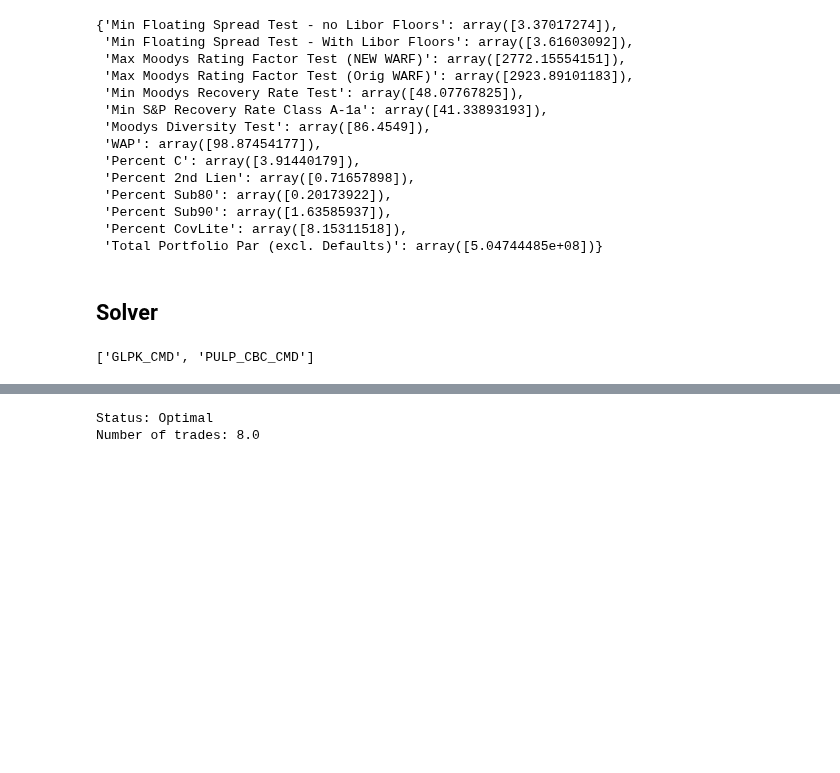
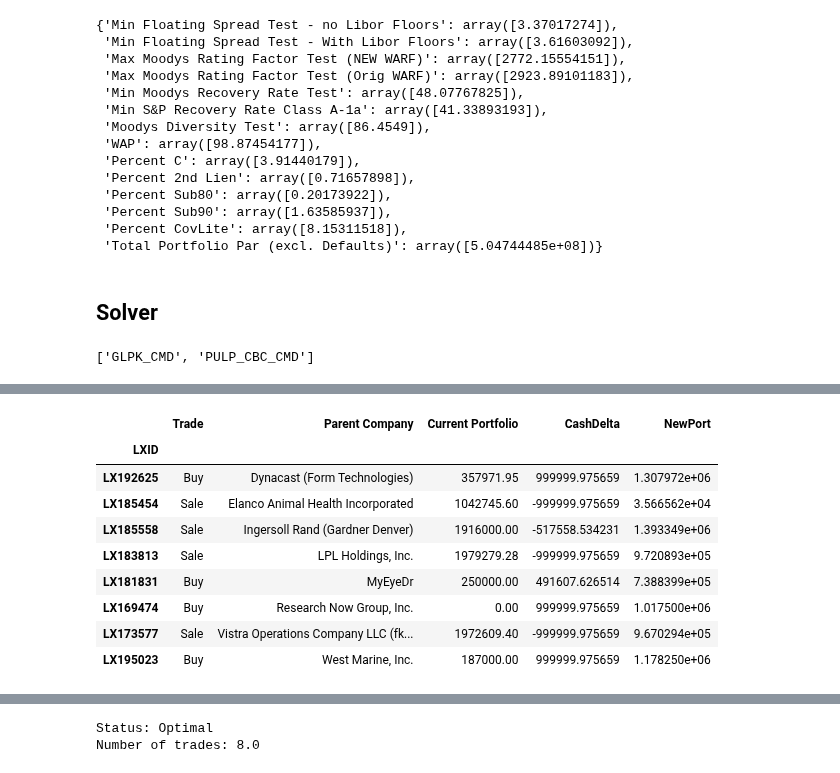
Before and after one commit to joshknechtel-gs/RM-IT, a Jupyter notebook: TradeMinProblem.ipynb, the cells around one changed output, grey strips where cells are left out. Drawn from its saved outputs; the diff is of its cells as text; code cells hidden in the pictures; blank space fills up the shorter version.

```diff
--- a/TradeMinProblem.ipynb
+++ b/TradeMinProblem.ipynb
@@ -285,30 +285,30 @@ for i in range(n):
 # this is where our constraints come in
 # First the practical constraints are added to 'prob' (self-funding, parburn, etc)
 trading_model += lpSum([ Bid[i]/100 * t_vars[i] for i in range(n)]) <= Cash_to_Spend/P , "Self-funding Bid"
-#trading_model += lpSum([ Ask[i]/100 * t_vars[i] for i in range(n)]) <= Cash_to_Spend/P , "Self-funding Ask"
+trading_model += lpSum([ Ask[i]/100 * t_vars[i] for i in range(n)]) <= Cash_to_Spend/P , "Self-funding Ask"
     #prob += lpSum([ Mid[i]/100 * t for t, i in zip(trades,Trades)]) <= Cash_to_Spend , "Self-funding Mid"
 # I think this needs to be Bid for CP and Ask for loan
-#trading_model += lpSum([((100-Bid[i])/100 * t_vars[i]) for i in range(n)]) >= PBLim/P, "Par Burn Limit"
+trading_model += lpSum([((100-Bid[i])/100 * t_vars[i]) for i in range(n)]) >= PBLim/P, "Par Burn Limit"
     #prob += lpSum([((100-Mid[i])/100 * t) for t, i in zip(trades,Trades)]) >= PBLim, "Par Burn Limit"
 # still kind of weird that this is needed, must be in corner solution
 
-#trading_model += lpSum([((1+(100-Bid[i])/100) * t_vars[i]) for i in range(n)]) >= 0, "Must use cash raised"
+trading_model += lpSum([((1+(100-Bid[i])/100) * t_vars[i]) for i in range(n)]) >= 0, "Must use cash raised"
     #prob += lpSum([((1+(100-Mid[i])/100) * t) for t, i in zip(trades,Trades)]) >= 0, "Must use cash raised"
 
 # then the Test Condition Hard constriants, WARF,RR, Div, etc
 trading_model += lpSum([WAS[i] * t_vars[i] for i in range(n)]) >= WASdelta, "WAS Test"
-#trading_model += lpSum([WARF[i] * t_vars[i] for i in range(n)]) <= WARFdelta, "WARF Test"
-#trading_model += lpSum([WARR[i] * t_vars[i] for i in range(n)]) >= RRdelta, "Recovery Test"
+trading_model += lpSum([WARF[i] * t_vars[i] for i in range(n)]) <= WARFdelta, "WARF Test"
+trading_model += lpSum([WARR[i] * t_vars[i] for i in range(n)]) >= RRdelta, "Recovery Test"
 
 # need to derive a better representation of this constraint
-#trading_model += lpSum([mcDiv[i] * t_vars[i] for i in range(n)]) >= DiversityTest, "Diversity Test (simplified)"
+trading_model += lpSum([mcDiv[i] * t_vars[i] for i in range(n)]) >= DiversityTest, "Diversity Test (simplified)"
 
     #
-#trading_model += lpSum([CovLite[i] * t_vars[i] for i in range(n)]) <= Cov_Constr, "Cov Test"
-#trading_model += lpSum([SubCCC[i] * t_vars[i] for i in range(n)]) <= SubC_Constr, "Sub C Test"
-#trading_model += lpSum([SubEighty[i] * t_vars[i] for i in range(n)]) <= Sub80_Constr, "Sub 80 Test"
-#trading_model += lpSum([SubNinety[i] * t_vars[i] for i in range(n)]) <= Sub90_Constr, "Sub 90 Test"
-#trading_model += lpSum([LienTwo[i] * t_vars[i] for i in range(n)]) <= Lien_Constr, "2nd Lien Test"
+trading_model += lpSum([CovLite[i] * t_vars[i] for i in range(n)]) <= Cov_Constr, "Cov Test"
+trading_model += lpSum([SubCCC[i] * t_vars[i] for i in range(n)]) <= SubC_Constr, "Sub C Test"
+trading_model += lpSum([SubEighty[i] * t_vars[i] for i in range(n)]) <= Sub80_Constr, "Sub 80 Test"
+trading_model += lpSum([SubNinety[i] * t_vars[i] for i in range(n)]) <= Sub90_Constr, "Sub 90 Test"
+trading_model += lpSum([LienTwo[i] * t_vars[i] for i in range(n)]) <= Lien_Constr, "2nd Lien Test"
 
 # The problem data is written to an .lp file
 trading_model.writeLP(probName+".lp")
@@ -329,10 +329,10 @@ print ("Number of trades: " + str(sum([t_i.value() for t_i in t_vars])))
 # Each of the variables is printed with it's resolved optimum value
 # so this would be new portfolio and new to derive trades by comparing to old
 for idx, val in zip(results.index, results.values):
-    print(idx, "=", val)
-    model_port.loc[idx,'NewPort'] = model_port.loc[idx,'Par_no_default'] + val * \
+    #print(idx, "=", val)
+    model_port.loc[idx,'NewPort'] = model_port.loc[idx,'Par_no_default'] + val*P * \
             (1+(100-model_port.loc[idx,'Ask'])/100 if val > 0 else
             1+(100-model_port.loc[idx,'Bid'])/100 )
-    model_port.loc[idx,'CashDelta'] = val
+    model_port.loc[idx,'CashDelta'] = val*P
     model_port.loc[idx,'Trade'] = 'Buy' if val > 0 else 'Sale' if val < 0 else np.nan
 # %% [output]
@@ -468,0 +591,13 @@ y_99 = 0.0
+# %%
+model_port.loc[~model_port['Trade'].isna(),['Trade','Parent Company','Current Portfolio','CashDelta','NewPort']]
+# %% [output]
+|  | Trade | Parent Company | Current Portfolio | CashDelta | NewPort |
+| LXID |  |  |  |  |  |
+| LX192625 | Buy | Dynacast (Form Technologies) | 357971.95 | 999999.975659 | 1.307972e+06 |
+| LX185454 | Sale | Elanco Animal Health Incorporated | 1042745.60 | -999999.975659 | 3.566562e+04 |
+| LX185558 | Sale | Ingersoll Rand (Gardner Denver) | 1916000.00 | -517558.534231 | 1.393349e+06 |
+| LX183813 | Sale | LPL Holdings, Inc. | 1979279.28 | -999999.975659 | 9.720893e+05 |
+| LX181831 | Buy | MyEyeDr | 250000.00 | 491607.626514 | 7.388399e+05 |
+| LX169474 | Buy | Research Now Group, Inc. | 0.00 | 999999.975659 | 1.017500e+06 |
+| LX173577 | Sale | Vistra Operations Company LLC (fk... | 1972609.40 | -999999.975659 | 9.670294e+05 |
+| LX195023 | Buy | West Marine, Inc. | 187000.00 | 999999.975659 | 1.178250e+06 |
```
Also changed, not shown: parts of 25 cells of this notebook, 1 other file.
